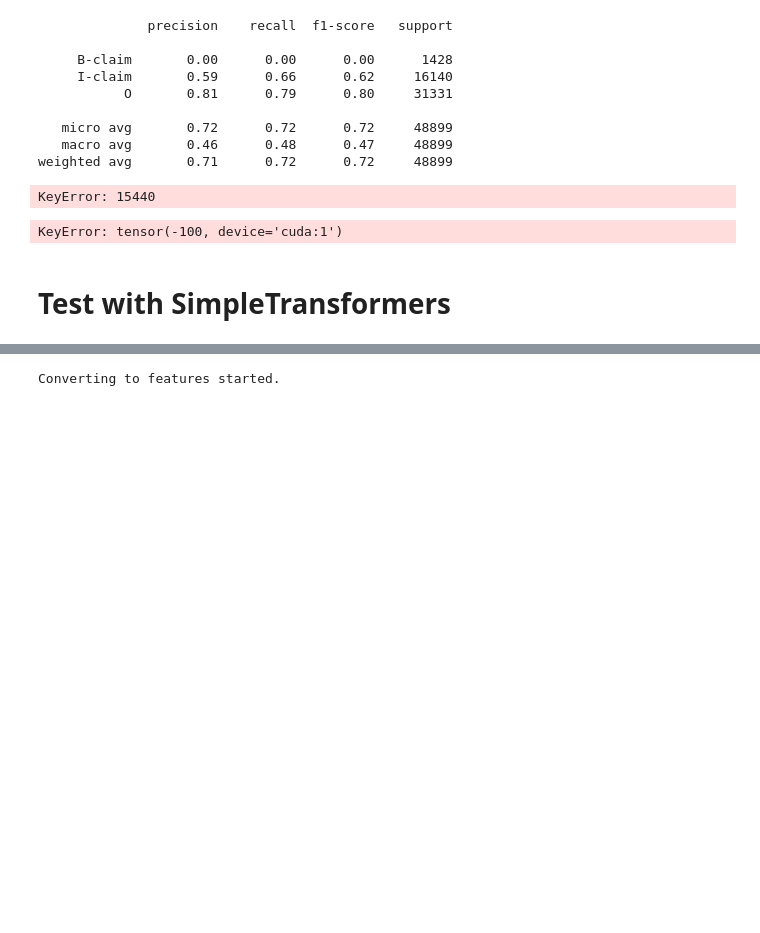
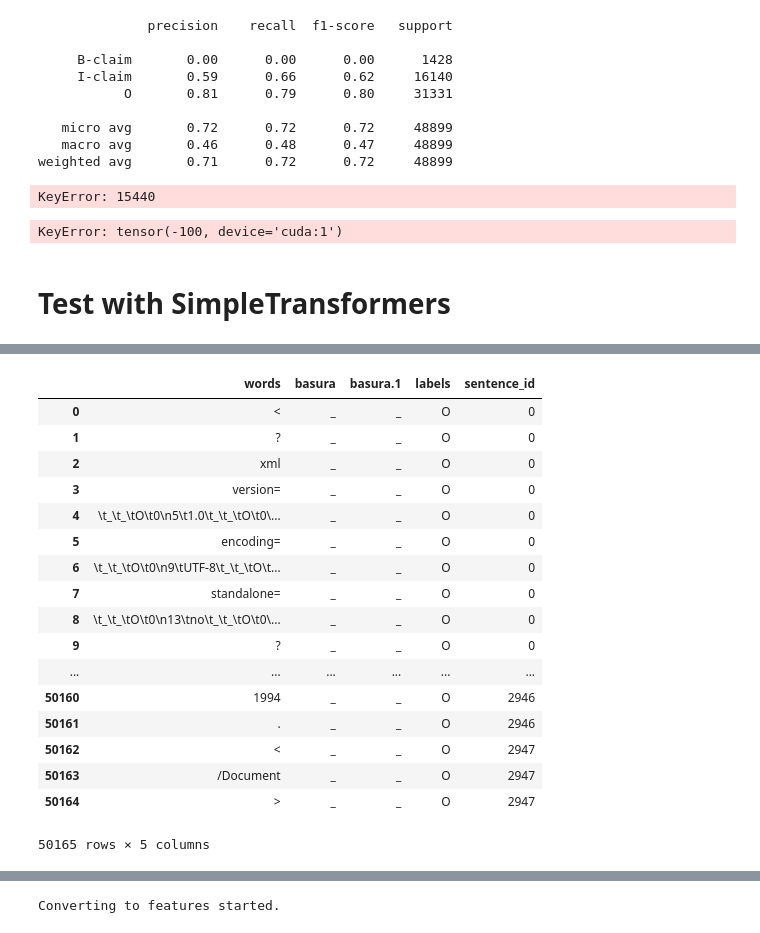
Before and after one commit to DamiFur/argument_mining, a Jupyter notebook: experiments/train_BERT2.ipynb, the cells around one changed output, grey strips where cells are left out. Saved outputs shown, nothing was run; the diff lists cells and outputs as text; code cells hidden in the pictures; blank space fills up the shorter version.

```diff
--- a/experiments/train_BERT2.ipynb
+++ b/experiments/train_BERT2.ipynb
@@ -795,0 +784,23 @@ dev_data = dev_data.rename({'tag':'labels','sentence':'sentence_id', 'text': 'wo
+# %%
+training_data = pd.read_csv("../train_mm.txt", sep='\t', encoding="latin1").fillna(method="ffill")
+training_data = training_data.drop(columns=['idx', 'basura', 'basura.1'])
+training_data = training_data.rename({'tag':'labels','sentence':'sentence_id', 'text': 'words'},axis=1)
+
+Os_tr = training_data[training_data['labels'] == 'O']
+claims_tr = training_data[training_data['labels'] == 'claim']
+
+test_data = pd.read_csv("../test_mm.txt", sep='\t', encoding="latin1").fillna(method="ffill")
+test_data = test_data.drop(columns=['idx', 'basura', 'basura.1'])
+test_data = test_data.rename({'tag':'labels','sentence':'sentence_id', 'text': 'words'},axis=1)
+
+Os_test = test_data[test_data['labels'] == 'O']
+claims_test = test_data[test_data['labels'] == 'claim']
+
+dev_data = pd.read_csv("../dev_mm.txt", sep='\t', encoding="latin1").fillna(method="ffill")
+dev_data = dev_data.drop(columns=['idx', 'basura', 'basura.1'])
+dev_data = dev_data.rename({'tag':'labels','sentence':'sentence_id', 'text': 'words'},axis=1)
+
+Os_dev = dev_data[dev_data['labels'] == 'O']
+claims_dev = dev_data[dev_data['labels'] == 'claim']
+
+len(set(training_data['words'] + test_data['words'] + dev_data['words']))
@@ -796,2 +836,23 @@ dev_data = dev_data.rename({'tag':'labels','sentence':'sentence_id', 'text': 'wo
+# %%
+test_data
+# %% [output]
+|  | words | basura | basura.1 | labels | sentence_id |
+| 0 | < | _ | _ | O | 0 |
+| 1 | ? | _ | _ | O | 0 |
+| 2 | xml | _ | _ | O | 0 |
+| 3 | version= | _ | _ | O | 0 |
+| 4 | \t_\t_\tO\t0\n5\t1.0\t_\t_\tO\t0\... | _ | _ | O | 0 |
+| 5 | encoding= | _ | _ | O | 0 |
+| 6 | \t_\t_\tO\t0\n9\tUTF-8\t_\t_\tO\t... | _ | _ | O | 0 |
+| 7 | standalone= | _ | _ | O | 0 |
+| 8 | \t_\t_\tO\t0\n13\tno\t_\t_\tO\t0\... | _ | _ | O | 0 |
+| 9 | ? | _ | _ | O | 0 |
+| ... | ... | ... | ... | ... | ... |
+| 50160 | 1994 | _ | _ | O | 2946 |
+| 50161 | . | _ | _ | O | 2946 |
+| 50162 | < | _ | _ | O | 2947 |
+| 50163 | /Document | _ | _ | O | 2947 |
+| 50164 | > | _ | _ | O | 2947 |
+50165 rows × 5 columns
 # %%
 for model_name in ['bert-large-cased', 'bert-base-cased']:
```
Also changed, not shown: parts of 9 cells of this notebook, 1 other file.
